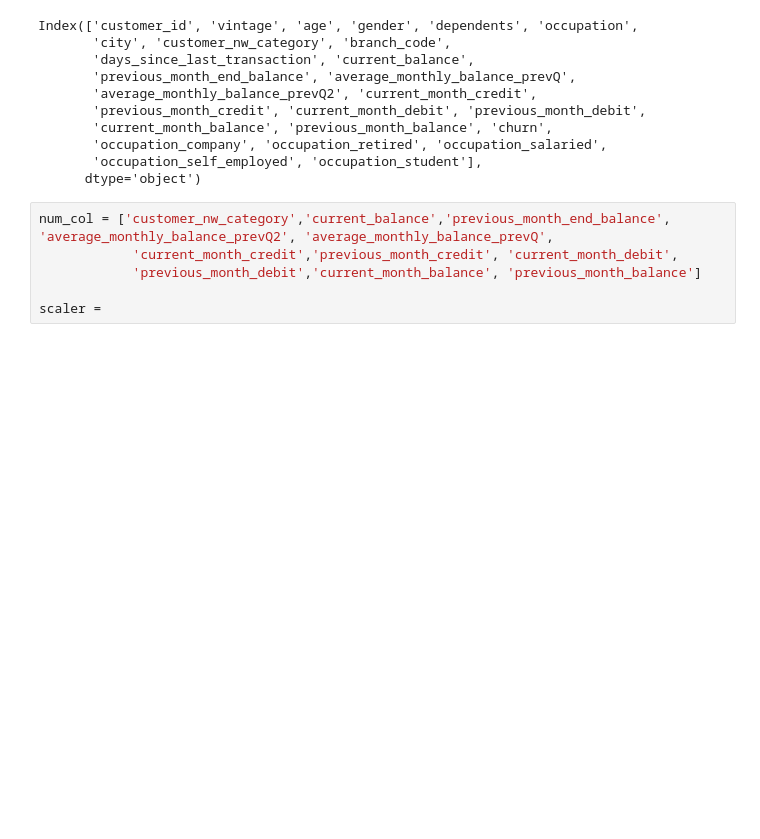
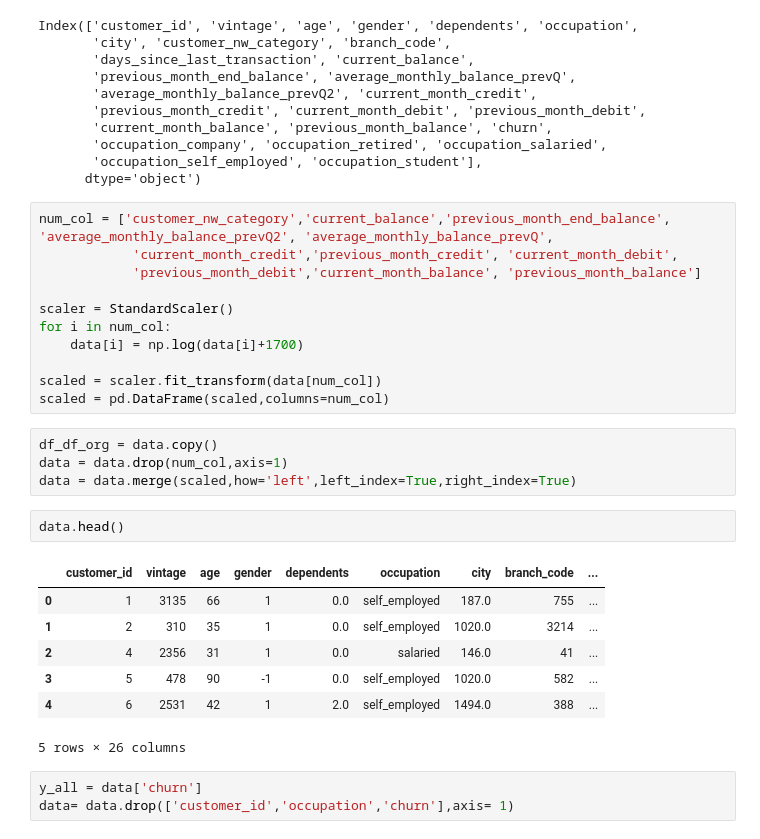
Before and after one commit to chaitnaya0119/customer_churn_prediction, a Jupyter notebook: Customer churn prediction using logistic regression.ipynb, the cells around one changed output. Cells and saved outputs as stored; diff of their text form; blank space fills up the shorter version.

```diff
--- a/Customer churn prediction using logistic regression.ipynb
+++ b/Customer churn prediction using logistic regression.ipynb
@@ -305,4 +309,26 @@ num_col = ['customer_nw_category','current_balance','previous_month_end_balance'
             'current_month_credit','previous_month_credit', 'current_month_debit',
             'previous_month_debit','current_month_balance', 'previous_month_balance']
 
-scaler =
+scaler = StandardScaler()
+for i in num_col:
+    data[i] = np.log(data[i]+1700)
+
+scaled = scaler.fit_transform(data[num_col])
+scaled = pd.DataFrame(scaled,columns=num_col)
+# %%
+df_df_org = data.copy()
+data = data.drop(num_col,axis=1)
+data = data.merge(scaled,how='left',left_index=True,right_index=True)
+# %%
+data.head()
+# %% [output]
+|  | customer_id | vintage | age | gender | dependents | occupation | city | branch_code | ... |
+| 0 | 1 | 3135 | 66 | 1 | 0.0 | self_employed | 187.0 | 755 | ... |
+| 1 | 2 | 310 | 35 | 1 | 0.0 | self_employed | 1020.0 | 3214 | ... |
+| 2 | 4 | 2356 | 31 | 1 | 0.0 | salaried | 146.0 | 41 | ... |
+| 3 | 5 | 478 | 90 | -1 | 0.0 | self_employed | 1020.0 | 582 | ... |
+| 4 | 6 | 2531 | 42 | 1 | 2.0 | self_employed | 1494.0 | 388 | ... |
+5 rows × 26 columns
+# %%
+y_all = data['churn']
+data= data.drop(['customer_id','occupation','churn'],axis= 1)
```
Also changed, not shown: parts of 17 cells of this notebook.
